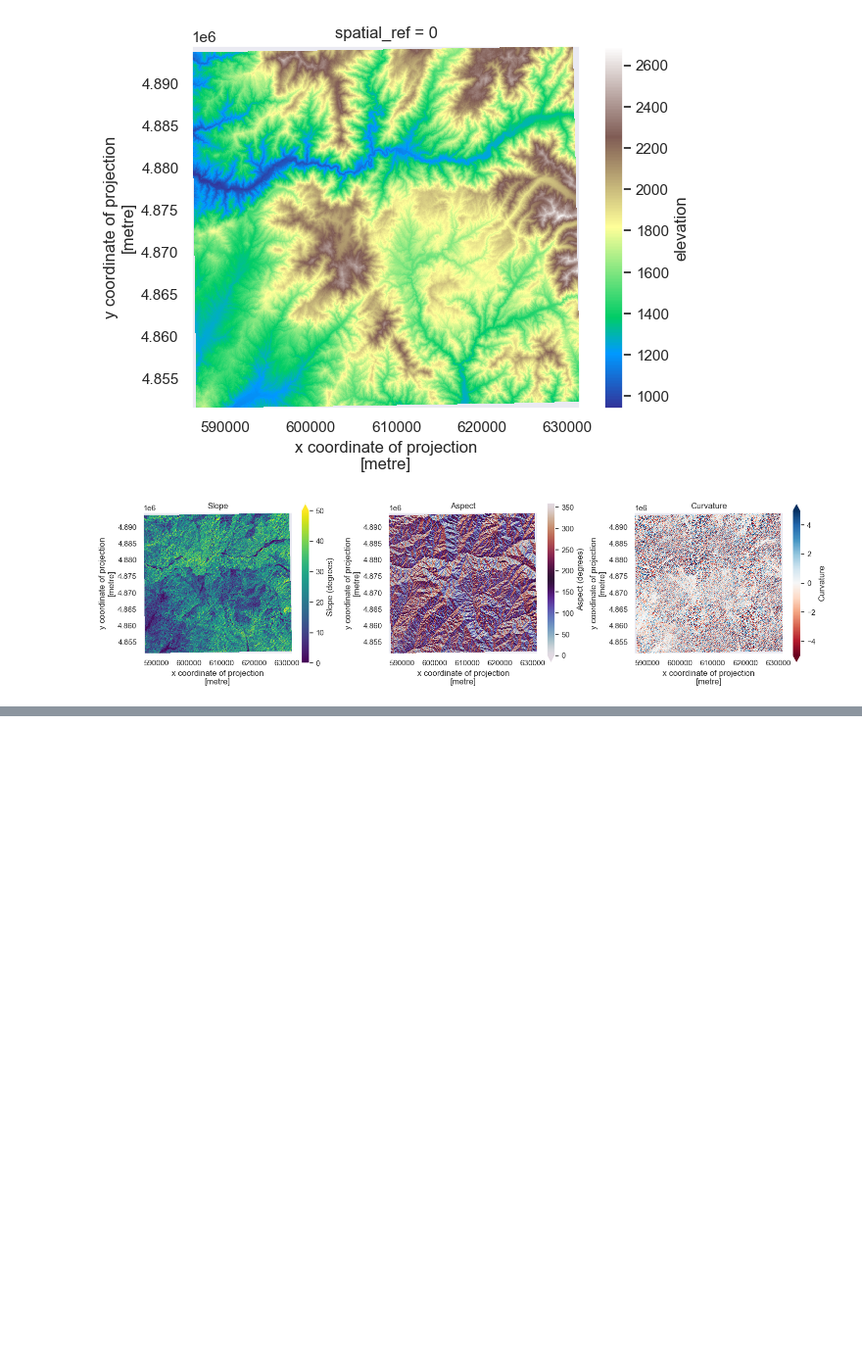
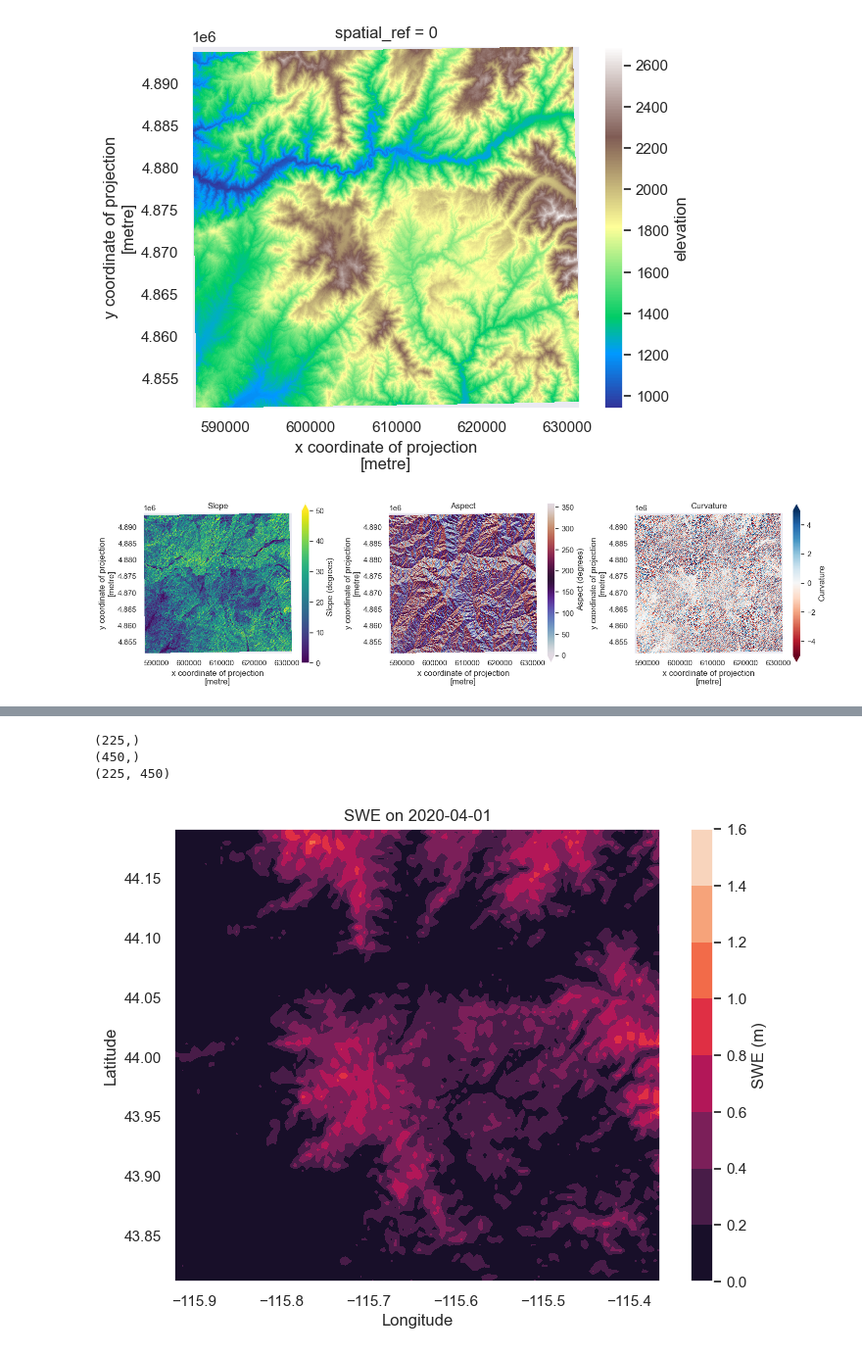
Before and after one commit to julober/snowex_uavsar_coherence, a Jupyter notebook: notebooks/01_data_download_and_prep.ipynb, the cells around one changed output, grey strips where cells are left out. Shown at 98% size. Cells and saved outputs as stored; diff of their text form; code cells hidden in the pictures; blank space fills up the shorter version.

Commit message:
accessed UCLA snow reanalysis product, plotted SWE for 1 day

```diff
--- a/notebooks/01_data_download_and_prep.ipynb
+++ b/notebooks/01_data_download_and_prep.ipynb
@@ -481,0 +499,10 @@ plt.show()
+# %%
+grans = earthaccess.search_data(
+    short_name='WUS_UCLA_SR',
+    cloud_hosted=True,
+    temporal=('2019-12', '2021-04'),
+    polygon=points
+)
+print(len(grans))
+if (len(grans) < 10) :
+    print(grans)
@@ -481,0 +541,4 @@ plt.show()
+# %%
+fileset = earthaccess.open(grans)
+
+ds = xr.open_mfdataset(fileset, chunks={})
@@ -481,0 +593,13 @@ plt.show()
+# %%
+# plot one day of SWE over the study area
+day = '2020-04-01'
+# get days between day and 2019-10-01
+day_diff = (np.datetime64(day) - np.datetime64('2019-10-01')).astype(int)
+print(day_diff)
+# get day diff as int
+swe = ds['SWE_Post']
+swe.rio.write_crs('EPSG:4326', inplace=True)
+swe_day = swe.loc[swe['Day'] == day_diff]
+# print(swe['Day'].values)
+print(swe_day)
+# print(swe_day['Day'] == day)
@@ -481,0 +617,21 @@ plt.show()
+# %%
+print(swe_day['Longitude'].shape)
+print(swe_day['Latitude'].shape)
+print(swe_day[0,0].shape)
+# %% [output]
+(225,)
+(450,)
+(225, 450)
+# %%
+# plot swe_day, trim to outline
+plt.figure(figsize=(8, 6))
+plt.contourf(swe_day['Longitude'], swe_day['Latitude'], swe_day[0,0].T)
+plt.xlim(outline.total_bounds[0], outline.total_bounds[2])
+plt.ylim(outline.total_bounds[1], outline.total_bounds[3])
+plt.title(f'SWE on {day}')
+plt.xlabel('Longitude')
+plt.ylabel('Latitude')
+plt.colorbar(label='SWE (m)')
+plt.show()
+# %% [output]
+[figure, added]
```
Also changed, not shown: parts of 15 cells of this notebook.
